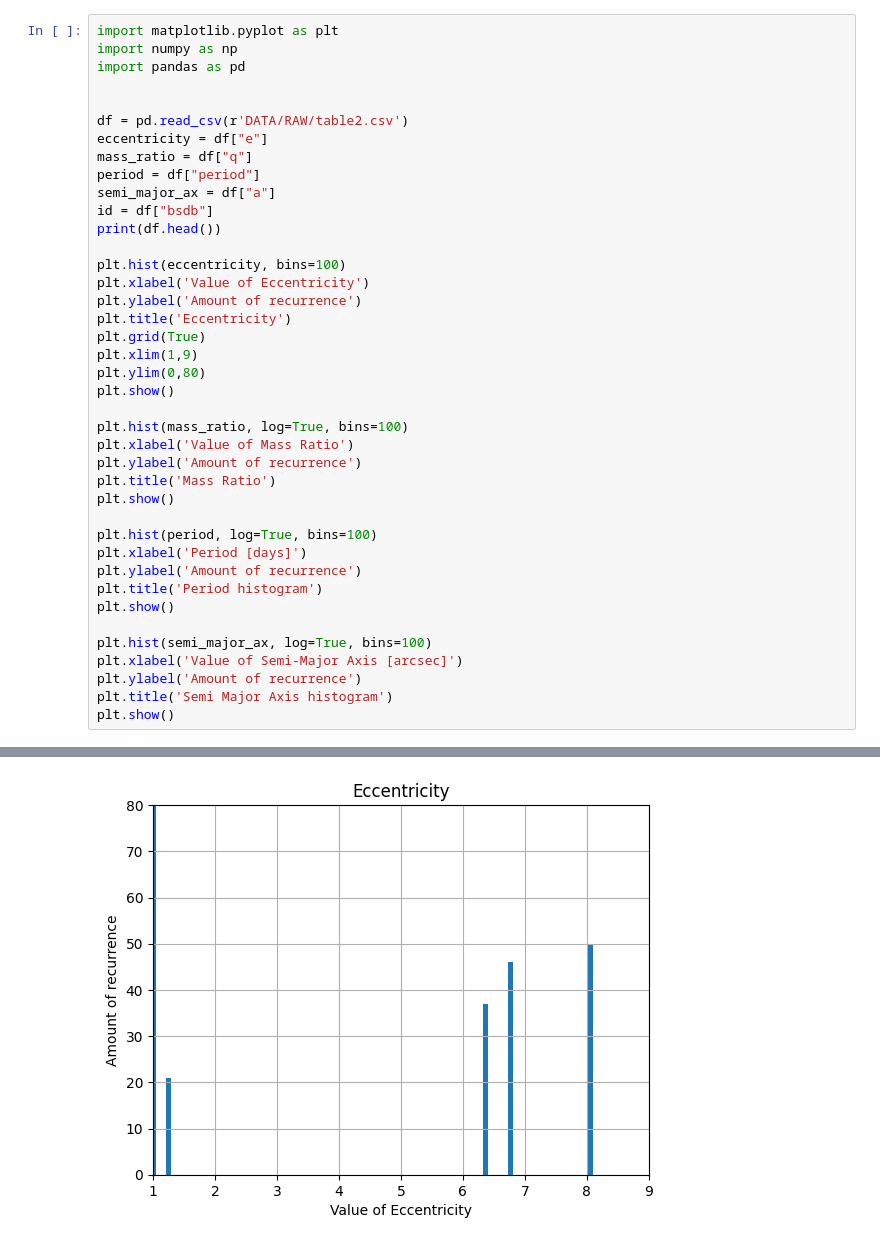
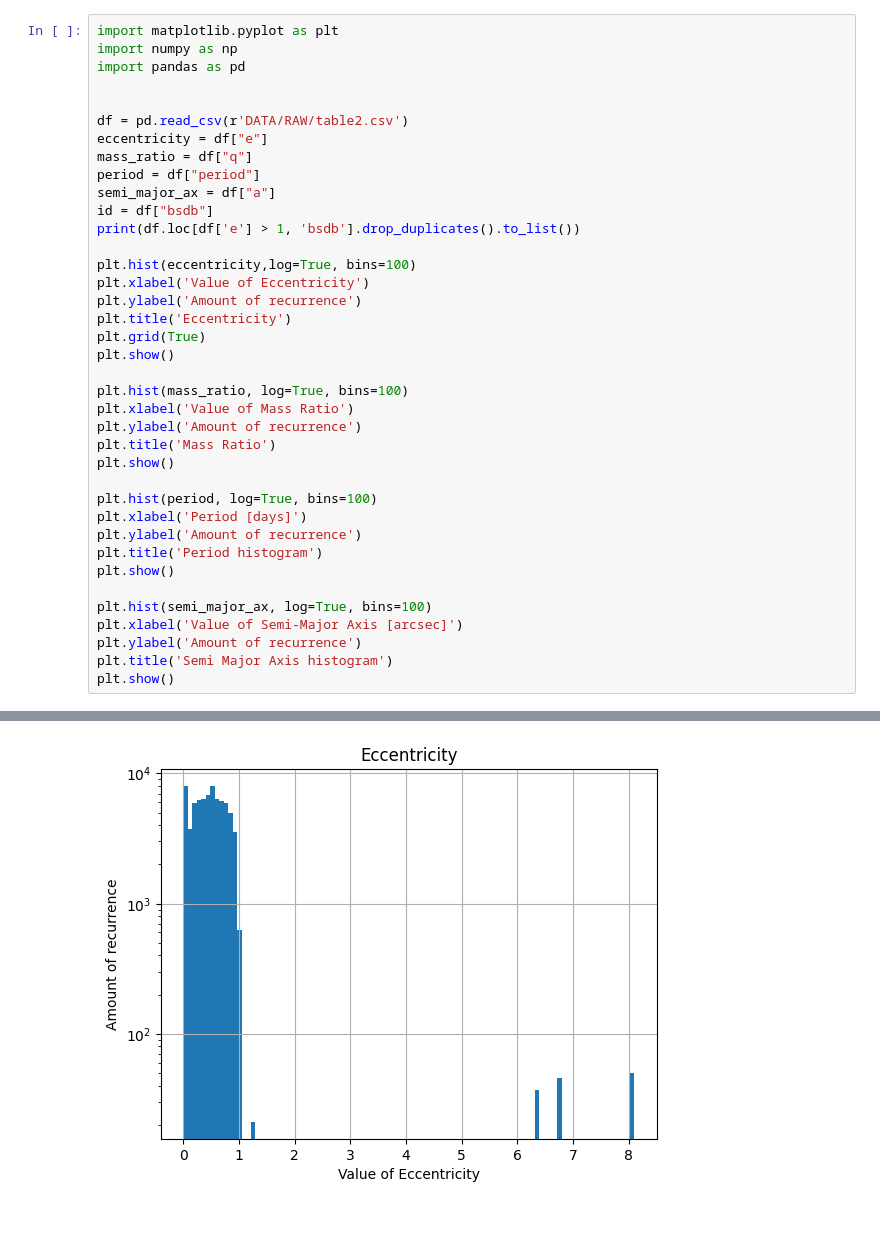
Before and after one commit to Eljameuter/Orbital-and-physical-parameter-distribution-of-Binary-Systems, a Jupyter notebook: code_OP.ipynb, the cells around one changed output, grey strips where cells are left out. Drawn from its saved outputs; the diff is of its cells as text.

```diff
--- a/code_OP.ipynb
+++ b/code_OP.ipynb
@@ -10,15 +10,13 @@ mass_ratio = df["q"]
 period = df["period"]
 semi_major_ax = df["a"]
 id = df["bsdb"]
-print(df.head())
+print(df.loc[df['e'] > 1, 'bsdb'].drop_duplicates().to_list())
 
-plt.hist(eccentricity, bins=100)
+plt.hist(eccentricity,log=True, bins=100)
 plt.xlabel('Value of Eccentricity')
 plt.ylabel('Amount of recurrence')
 plt.title('Eccentricity')
 plt.grid(True)
-plt.xlim(1,9)
-plt.ylim(0,80)
 plt.show()
 
 plt.hist(mass_ratio, log=True, bins=100)
@@ -55,4 +41,4 @@ plt.show()
-[figure, old version]
+[figure, new version]
 [figure]
 [figure]
 [figure]
```
Also changed, not shown: parts of 3 cells of this notebook, 1 other file.
